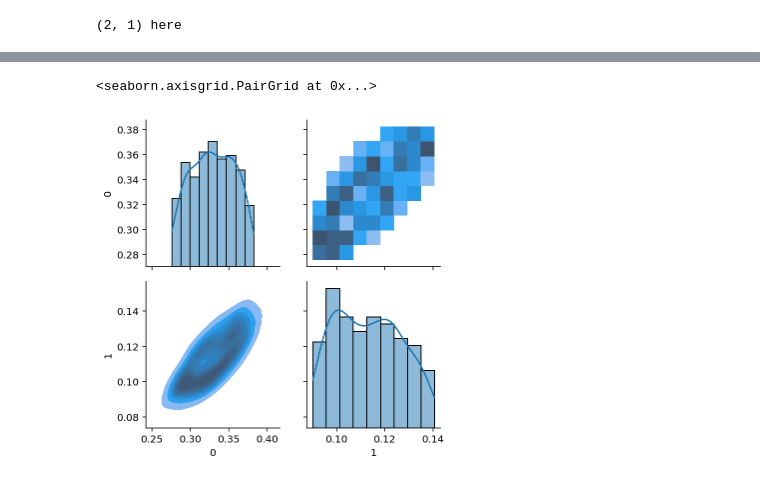
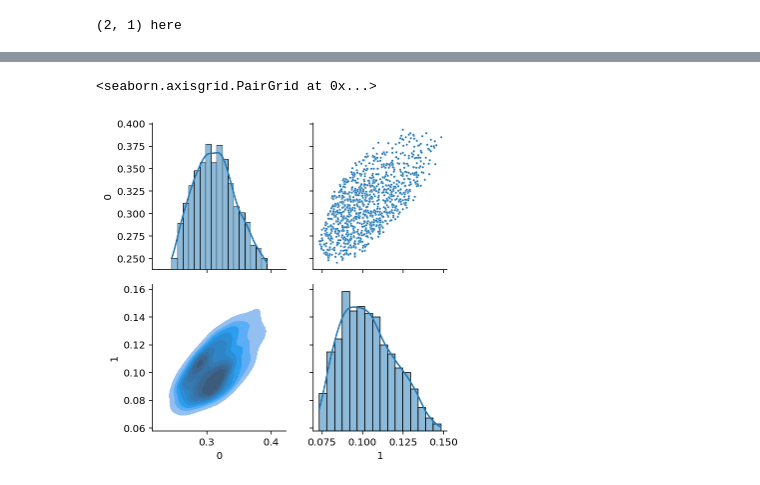
Before and after one commit to SirPopiel/Bayesian-ODEs, a Jupyter notebook: BDP_2/SIR/SIR_abc.ipynb, the cells around one changed output, grey strips where cells are left out. Saved outputs shown, nothing was run; the diff lists cells and outputs as text; code cells hidden in the pictures.

```diff
--- a/BDP_2/SIR/SIR_abc.ipynb
+++ b/BDP_2/SIR/SIR_abc.ipynb
@@ -338,13 +337,13 @@ for i in tqdm(range(niters)):
     #lambda_temp = np.exp(npr.gamma(para_num+1, 1))
 
     #lambda_temp = npr.randint(low = 10, high = 100)
-    lambda_temp = npr.uniform(low = 1, high = 10)
+    lambda_temp = npr.uniform(low = 0, high = 10)
 
     #WW = model.trainable_weights[0].numpy() # illegale
 
     #npr.laplace(0, scale=1/lambda_sim, size=WW.size),(2,1)
 
-    w_temp = np.resize([npr.normal(0.3, 1/lambda_sim),npr.normal(0.1, 1/lambda_sim)], (2,1))
+    w_temp = np.resize([npr.normal(0.3, 1/lambda_temp), npr.normal(0.1, 1/lambda_temp)], (2,1))
     temp_model.trainable_weights[0].assign(w_temp)
 
     # After the sampling from the prior we go on by simulating the model
@@ -380,0 +380,18 @@ Acceptance rate:  0.0049
+# %%
+def adaptive_gaussian_sampling(true_center, loc, scale, quantile_1, quantile_2):
+    if ((sps.norm.cdf(true_center, loc=loc, scale=scale) < quantile_1) | (sps.norm.cdf(true_center, loc=loc, scale=scale) > quantile_2)):
+        par = npr.uniform(0,1)
+        a = 0
+        b = 0
+        if true_center > loc:
+            a = ((loc + par*(true_center-loc)) - loc)/scale
+            b = float('inf')
+            w_temp = sps.truncnorm.rvs(a, b, loc=loc, scale=scale)
+        else:
+            a = ((loc + par*(true_center-loc)) - loc)/scale
+            b = -float('inf')
+            w_temp = sps.truncnorm.rvs(b, a, loc=loc, scale=scale)
+    else:
+        w_temp = npr.normal(loc, scale)
+
+    return(w_temp)
@@ -407,14 +515,14 @@ array([[0.28849535, 0.09282026],
 # %%
 import seaborn as sns
 import pandas as pd
 
 g = sns.PairGrid(pd.DataFrame(np.unique(parameters, axis = 0)))
-g.map_upper(sns.histplot)
+g.map_upper(sns.scatterplot, s = 5)
 g.map_lower(sns.kdeplot, fill=True)
 g.map_diag(sns.histplot, kde=True)
 # %% [output]
 <seaborn.axisgrid.PairGrid at 0x...>
-[figure, old version]
+[figure, new version]
 # %%
 t_grid = np.linspace(0, data_size, data_size)  # uniformly spaced data? -> even though advantage is learning with not uniformly spaced data
 z0 = [N - infected_0, infected_0, 0] # initial conditions
```
Also changed, not shown: parts of 17 cells of this notebook, 5 other files.
